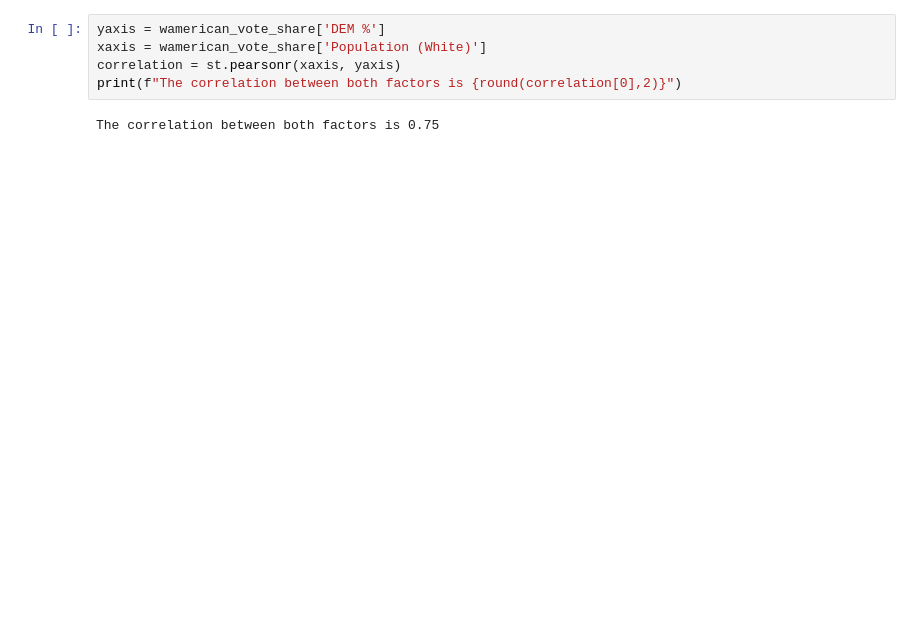
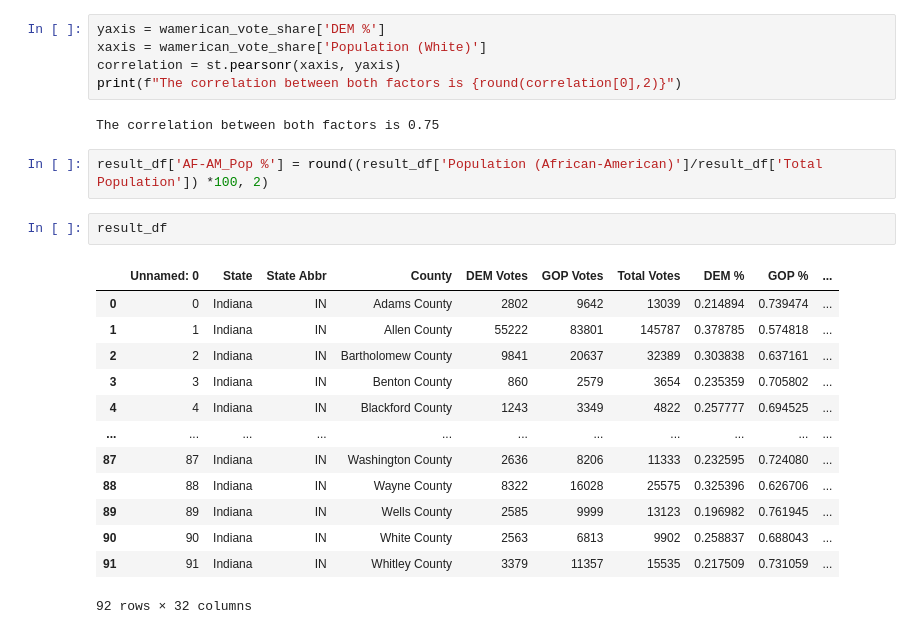
Before and after one commit to Davis1776/2016_Election_and_Demographics, a Jupyter notebook: income_plot.ipynb, the cells around one changed output. Saved outputs shown, nothing was run; the diff lists cells and outputs as text; blank space fills up the shorter version.

```diff
--- a/income_plot.ipynb
+++ b/income_plot.ipynb
@@ -255,3 +255,21 @@ correlation = st.pearsonr(xaxis, yaxis)
 print(f"The correlation between both factors is {round(correlation[0],2)}")
 # %% [output]
 The correlation between both factors is 0.75
+# %%
+result_df['AF-AM_Pop %'] = round((result_df['Population (African-American)']/result_df['Total Population']) *100, 2)
+# %%
+result_df
+# %% [output]
+|  | Unnamed: 0 | State | State Abbr | County | DEM Votes | GOP Votes | Total Votes | DEM % | GOP % | ... |
+| 0 | 0 | Indiana | IN | Adams County | 2802 | 9642 | 13039 | 0.214894 | 0.739474 | ... |
+| 1 | 1 | Indiana | IN | Allen County | 55222 | 83801 | 145787 | 0.378785 | 0.574818 | ... |
+| 2 | 2 | Indiana | IN | Bartholomew County | 9841 | 20637 | 32389 | 0.303838 | 0.637161 | ... |
+| 3 | 3 | Indiana | IN | Benton County | 860 | 2579 | 3654 | 0.235359 | 0.705802 | ... |
+| 4 | 4 | Indiana | IN | Blackford County | 1243 | 3349 | 4822 | 0.257777 | 0.694525 | ... |
+| ... | ... | ... | ... | ... | ... | ... | ... | ... | ... | ... |
+| 87 | 87 | Indiana | IN | Washington County | 2636 | 8206 | 11333 | 0.232595 | 0.724080 | ... |
+| 88 | 88 | Indiana | IN | Wayne County | 8322 | 16028 | 25575 | 0.325396 | 0.626706 | ... |
+| 89 | 89 | Indiana | IN | Wells County | 2585 | 9999 | 13123 | 0.196982 | 0.761945 | ... |
+| 90 | 90 | Indiana | IN | White County | 2563 | 6813 | 9902 | 0.258837 | 0.688043 | ... |
+| 91 | 91 | Indiana | IN | Whitley County | 3379 | 11357 | 15535 | 0.217509 | 0.731059 | ... |
+92 rows × 32 columns
```
Also changed, not shown: parts of 4 cells of this notebook, 6 other files.
